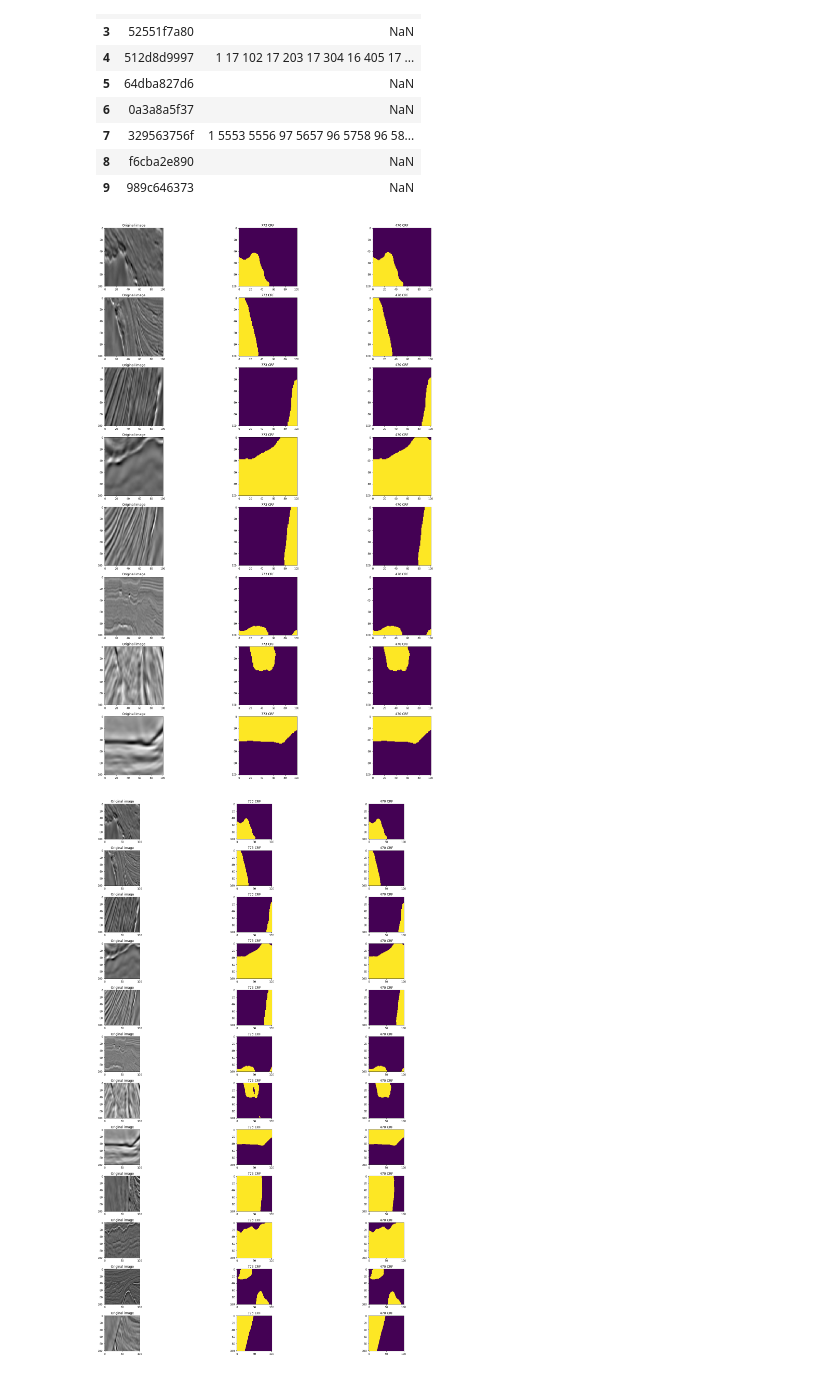
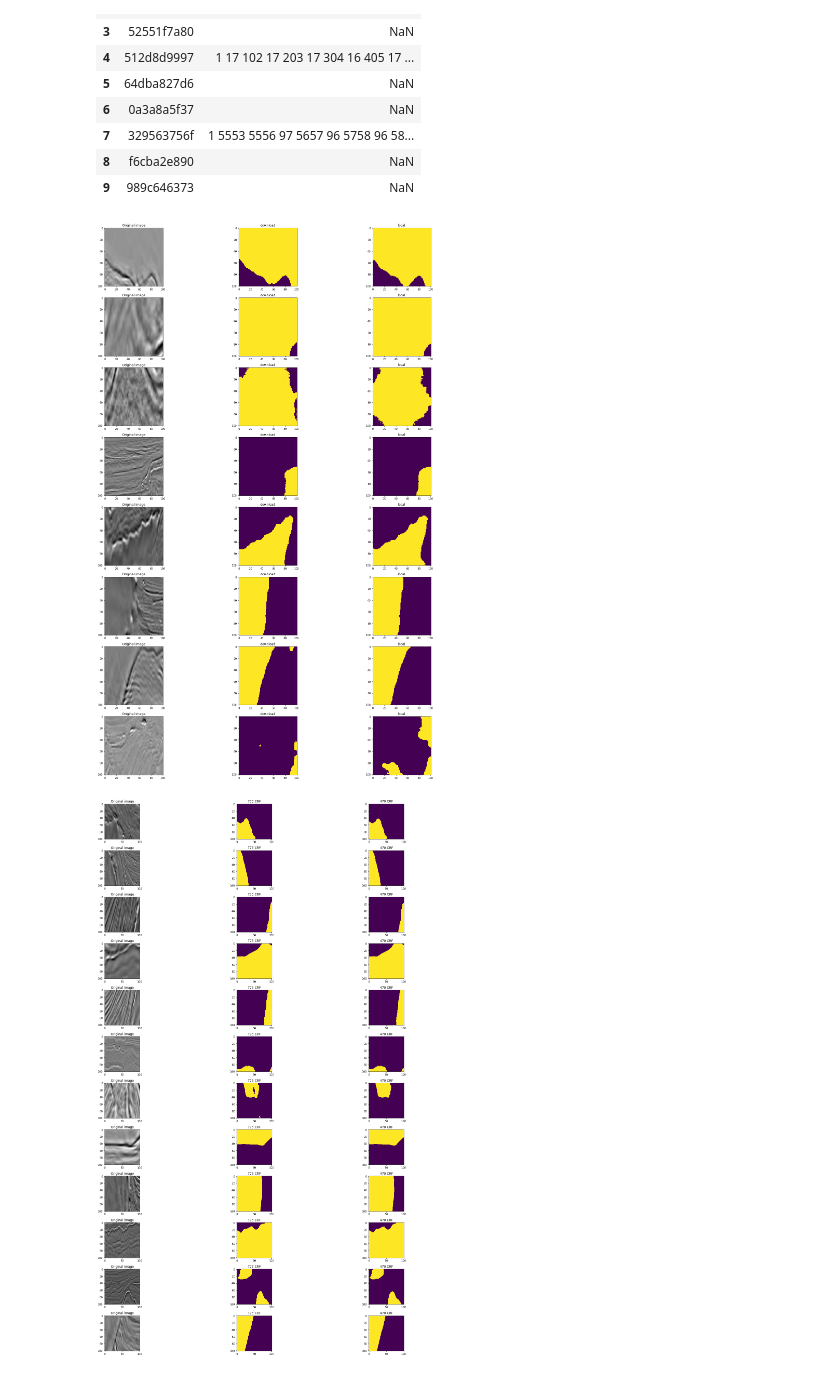
Before and after one commit to kqdmqx/kaggle-TGS-Salt-Identification-Challenge, a Jupyter notebook: 000-kaggle-kernel--apply_crf_unet-resnet.ipynb, the cells around one changed output. Drawn from its saved outputs; the diff is of its cells as text; code cells hidden in the pictures.

```diff
--- a/000-kaggle-kernel--apply_crf_unet-resnet.ipynb
+++ b/000-kaggle-kernel--apply_crf_unet-resnet.ipynb
@@ -40,7 +40,7 @@ def rle_decode(rle_mask):
 reading and decoding the submission
 
 """
-df = pd.read_csv('./result/005-submission.csv')
+df = pd.read_csv('./result/005-submission-crf-once.csv')
 i = 0
 j = 0
 plt.figure(figsize=(30,15))
@@ -233,41 +233,42 @@ df.to_csv("./result/005-submission-crf-raw.csv",index=False)
 visualizing the effect of applying CRF
 
 """
-df1 = pd.read_csv("./result/005-submission-crf.csv")
+df1 = pd.read_csv("./download/submission.csv")
 df2 = pd.read_csv("./result/005-submission-crf-once-fliprot.csv")
 
 
 np.random.seed(100)
+np.random.seed(200)
+np.random.seed(250)
 nImgs = 8
 i = np.random.randint(1000)
 j = 1
 plt.figure(figsize=(30,30))
 while True:
     if str(df.loc[i,'rle_mask'])!=str(np.nan):
 
         orig_img = imread(test_path+df.loc[i,'id']+'.png')
         #Applying CRF on FCN-16 annotated image
         # crf_output = crf(orig_img,decoded_mask)
         decoded_mask = rle_decode(df1.loc[i,'rle_mask'])
         crf_output = rle_decode(df2.loc[i,'rle_mask'])
         plt.subplot(nImgs,4,4*j-3)
         plt.imshow(orig_img)
         plt.title('Original image')
         plt.subplot(nImgs,4,4*j-2)
         plt.imshow(np.fliplr(np.rot90(decoded_mask,k=3)))
-        plt.title('773 CRF')
+        plt.title('download')
         plt.subplot(nImgs,4,4*j-1)
         plt.imshow(np.fliplr(np.rot90(crf_output,k=3)))
-        # plt.imshow(crf_output)
-        plt.title('470 CRF')
+        plt.title('local')
         if j == nImgs:
             break
         else:
             j = j + 1
     i = i + 1
 plt.tight_layout()
 # %% [output]
-[figure, old version]
+[figure, new version]
 # %%
 df = pd.read_csv('./result/005-submission-crf-once.csv')
 
```
Also changed, not shown: parts of 1 cell of this notebook.
